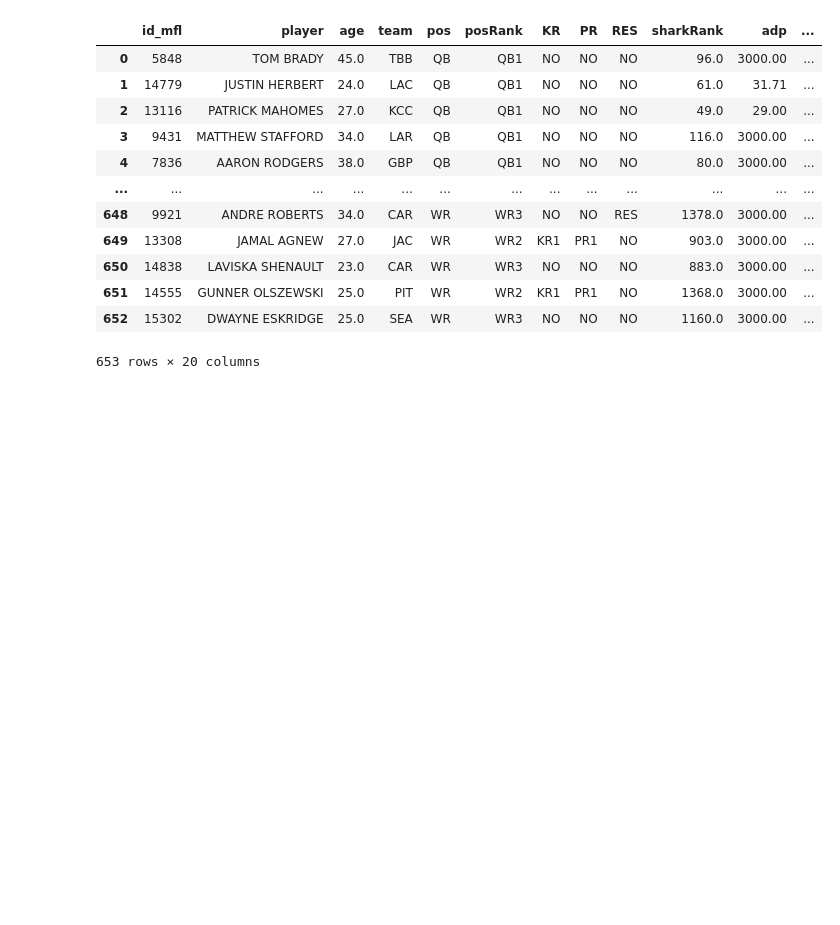
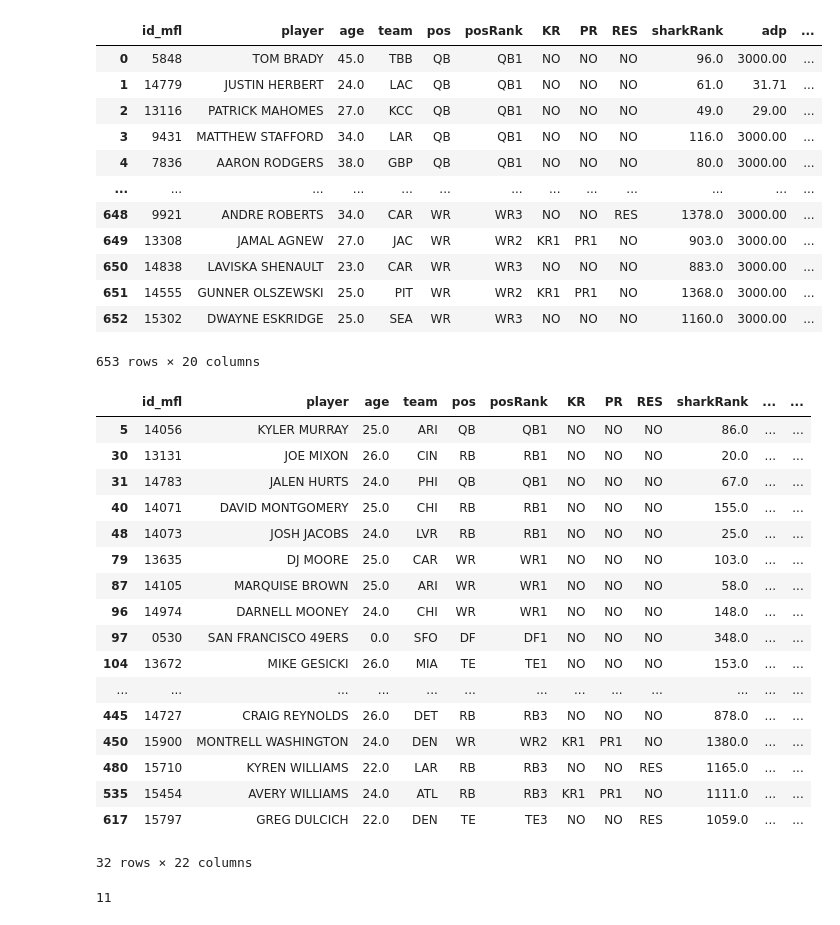
Before and after one commit to travisdharry/FantasyFootballApp, a Jupyter notebook: notebooks/app.ipynb, the cells around one changed output. Cells and saved outputs as stored; diff of their text form; code cells hidden in the pictures; blank space fills up the shorter version.

Commit message:
completed starterSelector function

```diff
--- a/notebooks/app.ipynb
+++ b/notebooks/app.ipynb
@@ -151,6 +155,55 @@ complete
 | 651 | 14555 | GUNNER OLSZEWSKI | 25.0 | PIT | WR | WR2 | KR1 | PR1 | NO | 1368.0 | 3000.00 | ... |
 | 652 | 15302 | DWAYNE ESKRIDGE | 25.0 | SEA | WR | WR3 | NO | NO | NO | 1160.0 | 3000.00 | ... |
 653 rows × 20 columns
+# %%
+# Get info on available slots from MFL site
+posmax = {"QB":2, "RB":5, "WR":6, "TE":5, "PK":2, "DF":2}
+posmin = {"QB":1, "RB":2, "WR":2, "TE":2, "PK":2, "DF":2}
+totalStarters = 15
+predMethod = "pred"
+
+def starterSelector(df, predMethod, totalStarters, posmax, posmin):
+    # Calculate the number of available flex spots
+    flexspots = totalStarters - sum(posmin.values())
+    # Rank players by position within their franchise (ignoring TAXI_SQUAD and INJURED_RESERVE)
+    df.loc[df['rosterStatus']=='ROSTER', "rosterRank"] = df.loc[df['rosterStatus']=='ROSTER'].groupby(["franchiseID", "pos"])[predMethod].rank(ascending=False)
+    # Assign "Starter" to players who are top-ranked within their position
+    for (position, rank) in posmin.items():
+        df.loc[(df['rosterStatus']=='ROSTER') & (df['pos']==position) & (df['rosterRank']<=rank), 'starting'] = 'Starter'
+    # Assign "Bench" to players who are bottom-ranked within their position
+    for (position, rank) in posmax.items():
+        df.loc[(df['rosterStatus']=='ROSTER') & (df['pos']==position) & (df['rosterRank']>rank), 'starting'] = 'Bench'
+    # Re-rank players who are eligible for flex positions
+    df.loc[(df['rosterStatus']=='ROSTER') & (df['starting'].isna()), 'rosterRank'] = df.loc[(df['rosterStatus']=='ROSTER') & (df['starting'].isna())].groupby("franchiseID")[predMethod].rank(ascending=False)
+    # Assign "Starter" to top-ranked flex players
+    df.loc[(df['rosterStatus']=='ROSTER') & (df['starting'].isna()) & (df['rosterRank']<=flexspots), 'starting'] = 'Starter'
+    # Assign "Bench" to all other players
+    df.loc[df['starting'].isna(), 'starting'] = 'Bench'
+
+    return df
+# %% [output]
+|  | id_mfl | player | age | team | pos | posRank | KR | PR | RES | sharkRank | ... | ... |
+| 5 | 14056 | KYLER MURRAY | 25.0 | ARI | QB | QB1 | NO | NO | NO | 86.0 | ... | ... |
+| 30 | 13131 | JOE MIXON | 26.0 | CIN | RB | RB1 | NO | NO | NO | 20.0 | ... | ... |
+| 31 | 14783 | JALEN HURTS | 24.0 | PHI | QB | QB1 | NO | NO | NO | 67.0 | ... | ... |
+| 40 | 14071 | DAVID MONTGOMERY | 25.0 | CHI | RB | RB1 | NO | NO | NO | 155.0 | ... | ... |
+| 48 | 14073 | JOSH JACOBS | 24.0 | LVR | RB | RB1 | NO | NO | NO | 25.0 | ... | ... |
+| 79 | 13635 | DJ MOORE | 25.0 | CAR | WR | WR1 | NO | NO | NO | 103.0 | ... | ... |
+| 87 | 14105 | MARQUISE BROWN | 25.0 | ARI | WR | WR1 | NO | NO | NO | 58.0 | ... | ... |
+| 96 | 14974 | DARNELL MOONEY | 24.0 | CHI | WR | WR1 | NO | NO | NO | 148.0 | ... | ... |
+| 97 | 0530 | SAN FRANCISCO 49ERS | 0.0 | SFO | DF | DF1 | NO | NO | NO | 348.0 | ... | ... |
+| 104 | 13672 | MIKE GESICKI | 26.0 | MIA | TE | TE1 | NO | NO | NO | 153.0 | ... | ... |
+| ... | ... | ... | ... | ... | ... | ... | ... | ... | ... | ... | ... | ... |
+| 445 | 14727 | CRAIG REYNOLDS | 26.0 | DET | RB | RB3 | NO | NO | NO | 878.0 | ... | ... |
+| 450 | 15900 | MONTRELL WASHINGTON | 24.0 | DEN | WR | WR2 | KR1 | PR1 | NO | 1380.0 | ... | ... |
+| 480 | 15710 | KYREN WILLIAMS | 22.0 | LAR | RB | RB3 | NO | NO | RES | 1165.0 | ... | ... |
+| 535 | 15454 | AVERY WILLIAMS | 24.0 | ATL | RB | RB3 | KR1 | PR1 | NO | 1111.0 | ... | ... |
+| 617 | 15797 | GREG DULCICH | 22.0 | DEN | TE | TE3 | NO | NO | RES | 1059.0 | ... | ... |
+32 rows × 22 columns
+# %%
+sum(posmin.values())
+# %% [output]
+11
 # %%
 
 # Split complete df by player pos
```
Also changed, not shown: parts of 2 cells of this notebook.
